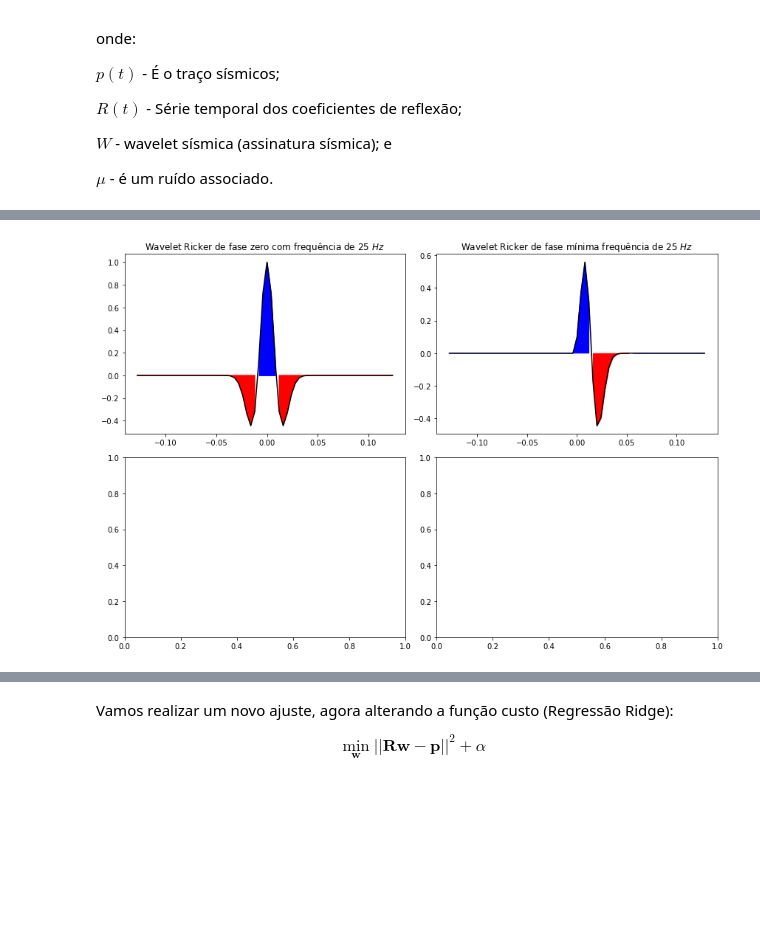
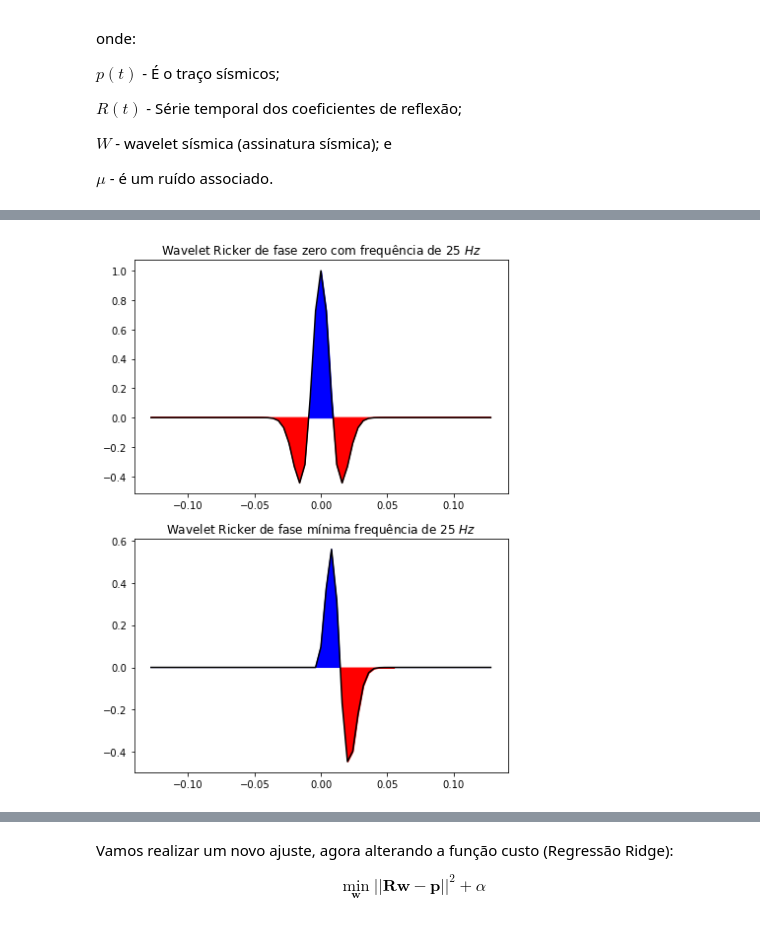
Before and after one commit to alexleogc/GEO214_Interpretacao_de_dados_sismicos_2021_2, a Jupyter notebook: Notebooks/004_Extração_wavelet_MMQ.ipynb, the cells around one changed output, grey strips where cells are left out. Cells and saved outputs as stored; diff of their text form; code cells hidden in the pictures; blank space fills up the shorter version.

Commit message:
wave_mmq_up

```diff
--- a/Notebooks/004_Extração_wavelet_MMQ.ipynb
+++ b/Notebooks/004_Extração_wavelet_MMQ.ipynb
@@ -56,24 +55,25 @@ plt.plot(t,Rc,color='black')
 t_wave_2 = np.arange(-0.128,0.128+dt,dt)
 # %%
 wavelet_ricker, t_wave = wavelets.ricker(duration=0.256,dt=0.004,f=25,return_t=True)
-wavelet_ricker_minimum_phase = np.zeros(len(wavelet_ricker)+1)
+wavelet_ricker_minimum_phase = np.zeros(len(wavelet_ricker))
 wavelet_ricker_minimum_phase[len(wavelet_ricker)//2:len(wavelet_ricker)] = minimum_phase(wavelet_ricker)
+#wave_min_pha = minimum_phase(wavelet_ricker)
 # %%
-fig, axes = plt.subplots(nrows=2,ncols=2,figsize=(12,8))
+fig, axes = plt.subplots(nrows=2,figsize=(6,8))
 
-axes[0][0].plot(t_wave,wavelet_ricker,color='black')
-axes[0][0].fill_between(x=t_wave,y1=wavelet_ricker,where=(wavelet_ricker>=0),color='blue')
-axes[0][0].fill_between(x=t_wave,y1=wavelet_ricker,where=(wavelet_ricker<0),color='red')
-axes[0][0].set_title('Wavelet Ricker de fase zero com frequência de 25 $Hz$')
+axes[0].plot(t_wave,wavelet_ricker,color='black')
+axes[0].fill_between(x=t_wave,y1=wavelet_ricker,where=(wavelet_ricker>=0),color='blue',interpolate=True)
+axes[0].fill_between(x=t_wave,y1=wavelet_ricker,where=(wavelet_ricker<0),color='red',interpolate=True)
+axes[0].set_title('Wavelet Ricker de fase zero com frequência de 25 $Hz$')
 
-axes[0][1].plot(t_wave_2,wavelet_ricker_minimum_phase,color='black')
-axes[0][1].fill_between(x=t_wave_2,y1=wavelet_ricker_minimum_phase,where=(wavelet_ricker_minimum_phase>=0),color='blue')
-axes[0][1].fill_between(x=t_wave_2,y1=wavelet_ricker_minimum_phase,where=(wavelet_ricker_minimum_phase<0),color='red')
-axes[0][1].set_title('Wavelet Ricker de fase mínima frequência de 25 $Hz$')
+axes[1].plot(t_wave_2,wavelet_ricker_minimum_phase,color='black')
+axes[1].fill_between(x=t_wave_2,y1=wavelet_ricker_minimum_phase,where=(wavelet_ricker_minimum_phase>=0),color='blue',interpolate=True)
+axes[1].fill_between(x=t_wave_2,y1=wavelet_ricker_minimum_phase,where=(wavelet_ricker_minimum_phase<0),color='red',interpolate=True)
+axes[1].set_title('Wavelet Ricker de fase mínima frequência de 25 $Hz$')
 
 fig.tight_layout()
 # %% [output]
-[figure, old version]
+[figure, new version]
 # %%
 synthetic_trace = np.convolve(Rc,wavelet_ricker,mode='same')
 synthetic_trace_min_phase = np.convolve(Rc,wavelet_ricker_minimum_phase,mode='same')
```
Also changed, not shown: parts of 15 cells of this notebook.
